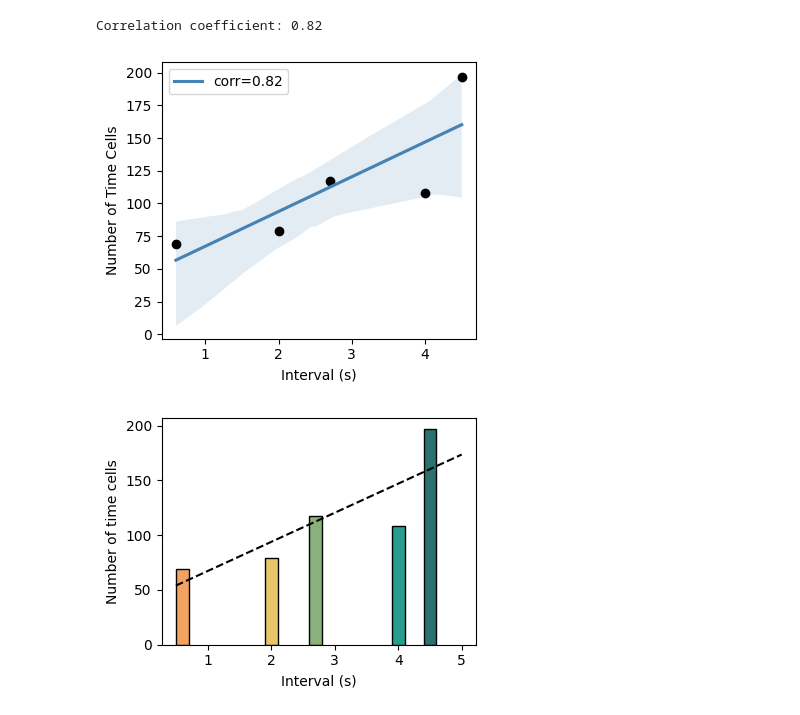
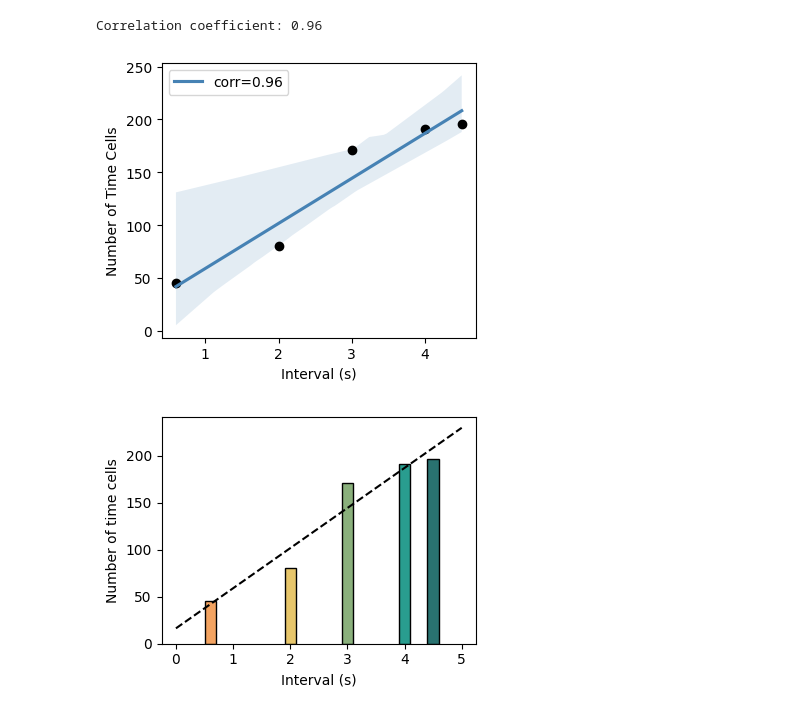
Before and after one commit to qrsyu/STCell, a Jupyter notebook: code/fig/fig3_time_cell_corr_time_interval.ipynb, the cells around one changed output. Cells and saved outputs as stored; diff of their text form; code cells hidden in the pictures.

```diff
--- a/code/fig/fig3_time_cell_corr_time_interval.ipynb
+++ b/code/fig/fig3_time_cell_corr_time_interval.ipynb
@@ -84,38 +84,37 @@ Interval length (s): 0.6
 # %%
-num_time_cells = [197, 108, 117, 79, 69]
-intervals = [4.5, 4.0, 2.7, 2.0, 0.6]
+num_time_cells = [196, 191, 171, 80, 45]
+intervals = [4.5, 4.0, 3.0, 2.0, 0.6]
 # %%
 # Do a linear fit
 def linear(x, m, b):
     return m * x + b
 from scipy.optimize import curve_fit
 popt, pcov = curve_fit(linear, intervals, num_time_cells)
-x_fit = np.linspace(0.5, 5, 100)
+x_fit = np.linspace(0, 5, 100)
 y_fit = linear(x_fit, *popt)
 
 # Calculate the correlation coefficient using seaborn
 import seaborn as sns
 fig, ax = plt.subplots(figsize=(4, 3.5))
 
 correlation_matrix = np.corrcoef(intervals, num_time_cells)
 correlation_coefficient = correlation_matrix[0, 1]
 print(f'Correlation coefficient: {correlation_coefficient:.2f}')
 sns.regplot(x=intervals, y=num_time_cells, ci=95, scatter=False,
             line_kws={"color": 'steelblue', "label":f'corr={correlation_coefficient:.2f}'},
             label=r'corr={:.2f}'.format(correlation_coefficient))
 
 # Plot num_time_cells vs intervals
 
 # plt.plot(x_fit, y_fit, color='#297270')
 ax.scatter(intervals, num_time_cells, marker='o', color='black')
 ax.set_xlabel('Interval (s)')
 ax.set_ylabel('Number of Time Cells')
 plt.legend()
 plt.tight_layout()
-plt.savefig('fig3_time_cell_corr_time_interval', transparent=True, dpi=300)
 # %% [output]
-Correlation coefficient: 0.82
+Correlation coefficient: 0.96
-[figure, old version]
+[figure, new version]
 # %%
 colours = ['#297270', '#299D8F', '#8AB07C',  '#E7C66B', '#F3A361']
 fig, ax = plt.subplots(figsize=(4, 3))
@@ -125,7 +124,7 @@ ax.plot(x_fit, y_fit, color='black', linestyle='--', label='Linear fit')
 ax.set_xlabel('Interval (s)')
 ax.set_ylabel('Number of time cells')
 plt.tight_layout()
-plt.savefig('time_vs_interval.png', transparent=True
+plt.savefig('fig3_time_cell_corr_time_interval.png', transparent=True
             )
 # %% [output]
-[figure, old version]
+[figure, new version]
```
Also changed, not shown: parts of 1 cell of this notebook, 31 other files.
